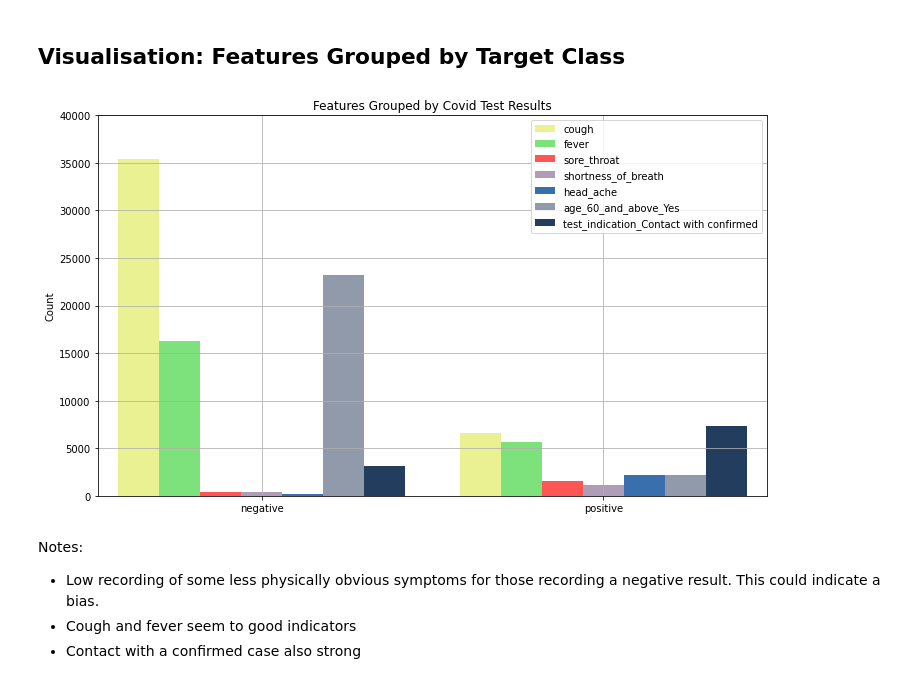
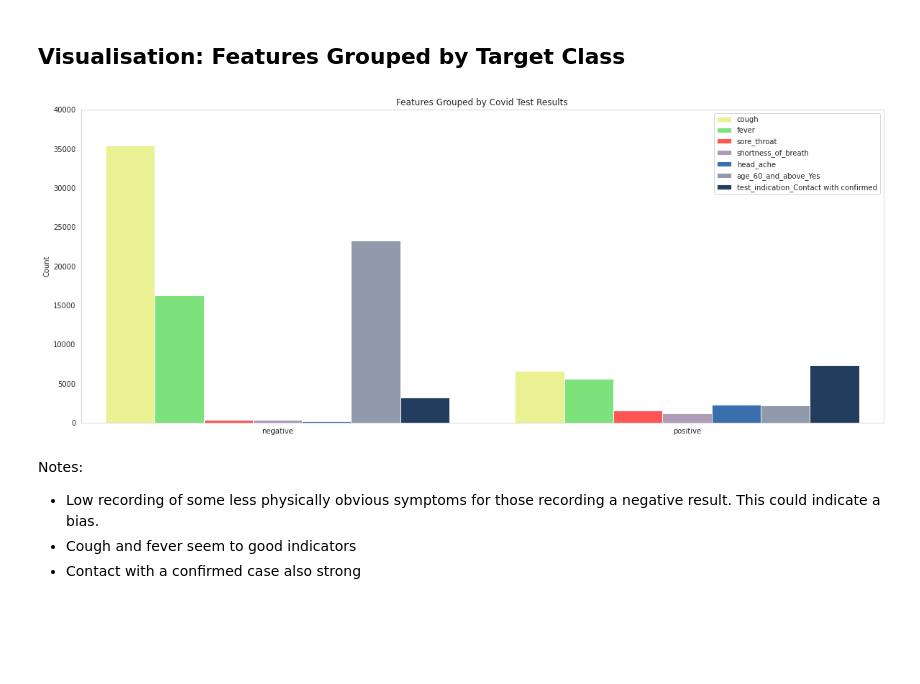
Before and after one commit to bbc/apprenticeship-covid-hack, a Jupyter notebook: notebooks/jh_COVID_diagnosis_hackathon_Group1.ipynb, the cells around one changed output. Drawn from its saved outputs; the diff is of its cells as text; code cells hidden in the pictures; blank space fills up the shorter version.

```diff
--- a/notebooks/jh_COVID_diagnosis_hackathon_Group1.ipynb
+++ b/notebooks/jh_COVID_diagnosis_hackathon_Group1.ipynb
@@ -157,5 +199,5 @@ plt.show()
 # %%
-
+plt.rcParams["figure.figsize"] = (20, 10)
 
 age_60_df = df[["test_date", "age_60_and_above"]]
 
@@ -197,9 +239,19 @@ categorical = ["age_60_and_above","gender","test_indication"]
 for col in symptoms:
   df.loc[:, col] = df[col].apply(normalise)
 
-X = df.drop(["test_date"],axis=1)
-y = X["corona_result"]
+# X = df.drop(["test_date"],axis=1)
+# y = X["corona_result"]
 
-#Split off training data and then spliut the remaining into validation and test
-training_data, X_rem, y_train, y_rem = train_test_split(X, y, test_size=0.33, random_state=42, stratify=y)
-valid_data, test_data, y_valid, y_test = train_test_split(X_rem,y_rem, test_size=0.5, random_state=42, stratify=y_rem)
+# #Split off training data and then spliut the remaining into validation and test
+# training_data, X_rem, y_train, y_rem = train_test_split(X, y, test_size=0.33, random_state=42, stratify=y)
+# valid_data, test_data, y_valid, y_test = train_test_split(X_rem,y_rem, test_size=0.5, random_state=42, stratify=y_rem)
+# %%
+# #Shuffle Split
+def select_and_split_data(df, trainvalid_size=0.8):
+  X = df.drop(["test_date"],axis=1)
+  y = X["corona_result"]
+  training_data, X_rem, y_train, y_rem = train_test_split(X, y, test_size=2*(1-trainvalid_size), random_state=seed, stratify=y)
+  valid_data, test_data, y_valid, y_test = train_test_split(X_rem,y_rem, test_size=0.5, random_state=seed, stratify=y_rem)
+  return training_data, valid_data, test_data
+
+training_data, valid_data, test_data = select_and_split_data(df,0.8)
@@ -268,7 +434,8 @@ for col in categorical:
         right_index=True,
     )
     df_features = df_features.drop(columns=col)
-df_features = df_features.drop(columns=["age_60_and_above_No","age_60_and_above_None",
+df_features = df_features.drop(columns=["age_60_and_above_No",
+                                        "age_60_and_above_None",
                                         "gender_None",
                                         "test_indication_Abroad",
                                         "test_indication_Other"])
@@ -298,36 +465,36 @@ pos = list(range(len(df_grouped['cough'])))
 #def plotBarChart(df, )
 width = 0.12
 
-fig, ax = plt.subplots(figsize=(12,7))
+fig, ax = plt.subplots(figsize=(20,8))
 
 count=0
 for col in df_grouped.columns:
   plt.bar([p + width*count for p in pos], df_grouped[col], width, alpha=0.9, color=colour_palette[count])
   count=count+1
 
 
 # Setting the y axis label
 ax.set_ylabel('Count')
 
 # Setting the chart's title
 ax.set_title('Features Grouped by Covid Test Results')
 
 # Setting the position of the x ticks
 ax.set_xticks([0.36,1.36])
 
 # Setting the labels for the x ticks
 ax.set_xticklabels(['negative','positive'])
 
 # Setting the x-axis and y-axis limits
 plt.xlim(min(pos)-width, max(pos)+width*len(df_grouped.columns))
 plt.ylim([0, 40000] )
 
 # Adding the legend and showing the plot
 plt.legend(df_grouped.columns, loc='upper right')
 plt.grid()
 plt.show()
 # %% [output]
-[figure, old version]
+[figure, new version]
 # %% [markdown]
 Notes:
 *   Low recording of some less physically obvious symptoms for those recording a negative result. This could indicate a bias.
```
Also changed, not shown: parts of 38 cells of this notebook.
